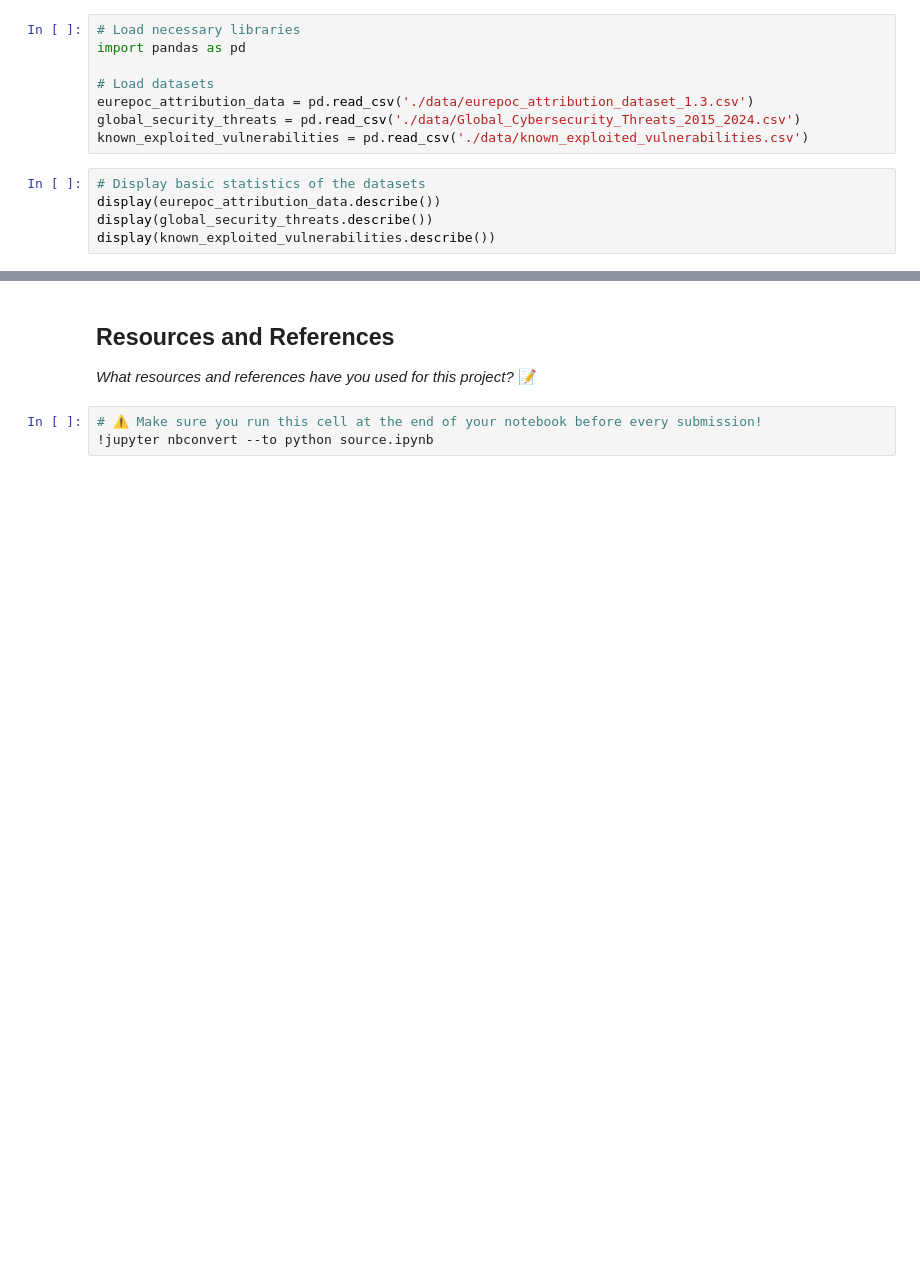
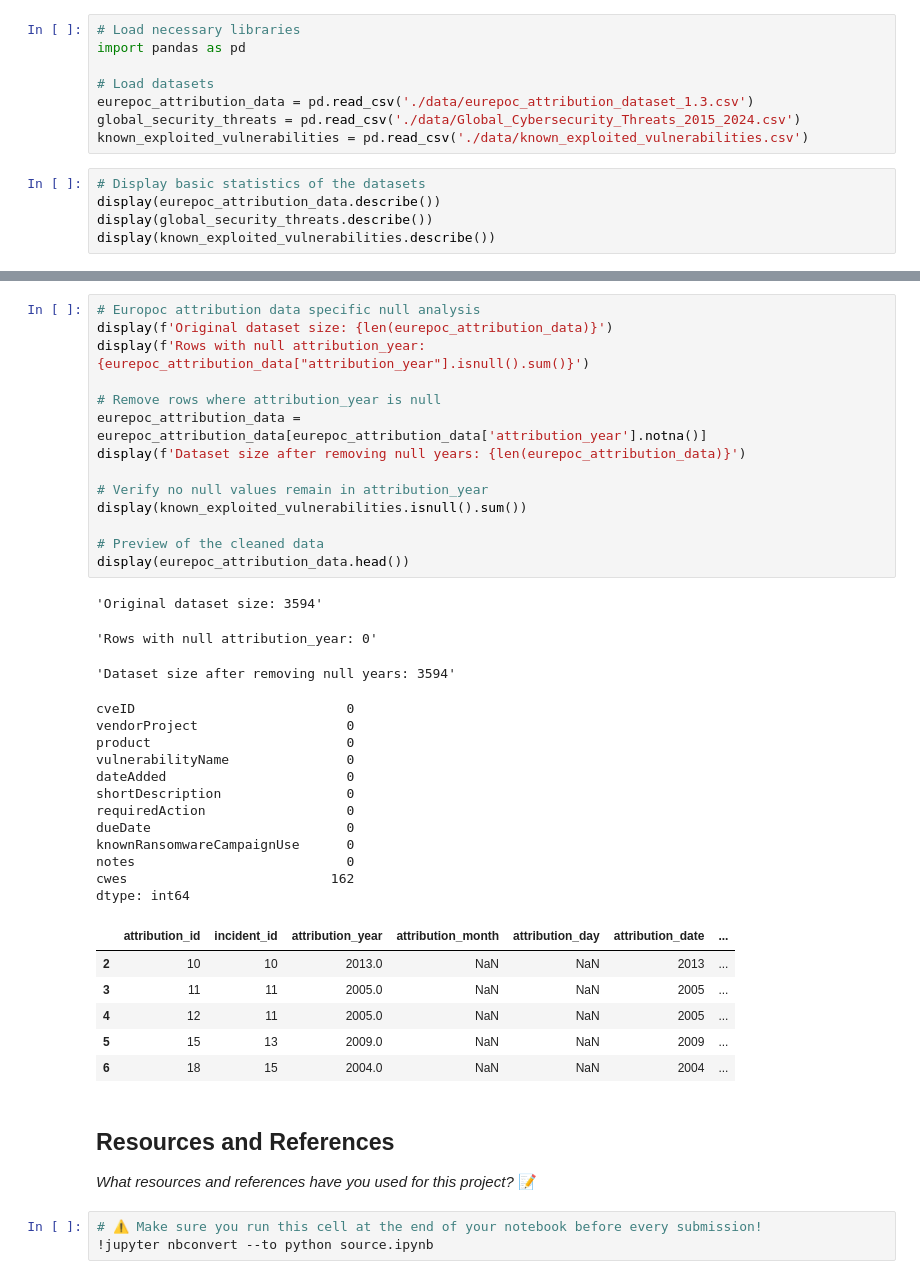
Before and after one commit to IT4063C001-Fall2025/final-project-sethpa, a Jupyter notebook: source.ipynb, the cells around one changed output, grey strips where cells are left out. Cells and saved outputs as stored; diff of their text form; blank space fills up the shorter version.

Commit message:
Remove null values for year in europec dataset

```diff
--- a/source.ipynb
+++ b/source.ipynb
@@ -84,3 +188,39 @@ display(known_exploited_vulnerabilities.head())
+# %%
+# Europoc attribution data specific null analysis
+display(f'Original dataset size: {len(eurepoc_attribution_data)}')
+display(f'Rows with null attribution_year: {eurepoc_attribution_data["attribution_year"].isnull().sum()}')
+
+# Remove rows where attribution_year is null
+eurepoc_attribution_data = eurepoc_attribution_data[eurepoc_attribution_data['attribution_year'].notna()]
+display(f'Dataset size after removing null years: {len(eurepoc_attribution_data)}')
+
+# Verify no null values remain in attribution_year
+display(known_exploited_vulnerabilities.isnull().sum())
+
+# Preview of the cleaned data
+display(eurepoc_attribution_data.head())
+# %% [output]
+'Original dataset size: 3594'
+'Rows with null attribution_year: 0'
+'Dataset size after removing null years: 3594'
+cveID                           0
+vendorProject                   0
+product                         0
+vulnerabilityName               0
+dateAdded                       0
+shortDescription                0
+requiredAction                  0
+dueDate                         0
+knownRansomwareCampaignUse      0
+notes                           0
+cwes                          162
+dtype: int64
+|  | attribution_id | incident_id | attribution_year | attribution_month | attribution_day | attribution_date | ... |
+| 2 | 10 | 10 | 2013.0 | NaN | NaN | 2013 | ... |
+| 3 | 11 | 11 | 2005.0 | NaN | NaN | 2005 | ... |
+| 4 | 12 | 11 | 2005.0 | NaN | NaN | 2005 | ... |
+| 5 | 15 | 13 | 2009.0 | NaN | NaN | 2009 | ... |
+| 6 | 18 | 15 | 2004.0 | NaN | NaN | 2004 | ... |
 # %% [markdown]
 ## Resources and References
 *What resources and references have you used for this project?*
```
Also changed, not shown: parts of 2 cells of this notebook.
